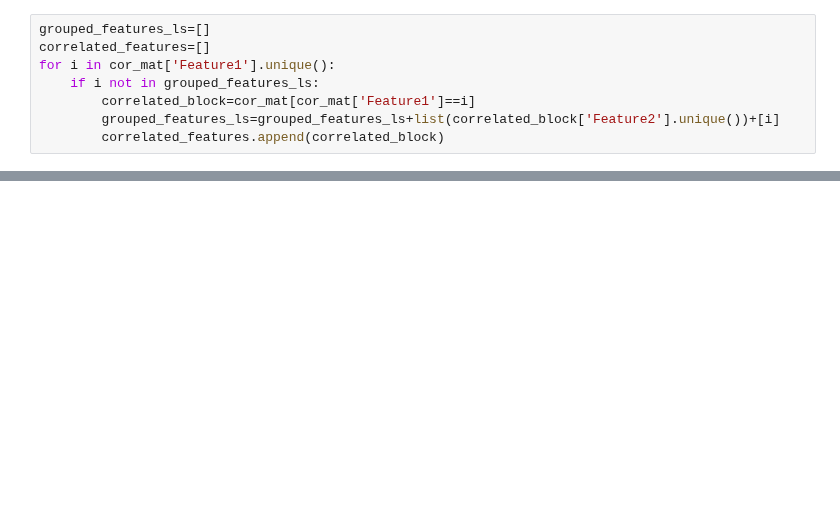
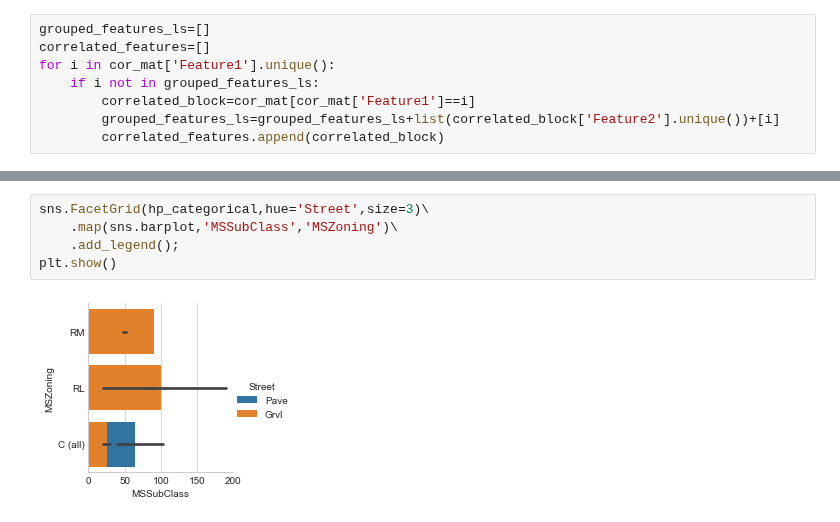
Before and after one commit to nov012017/Code, a Jupyter notebook: Projects/HousePricePrediction.ipynb, the cells around one changed output, grey strips where cells are left out. Drawn from its saved outputs; the diff is of its cells as text; blank space fills up the shorter version.

```diff
--- a/Projects/HousePricePrediction.ipynb
+++ b/Projects/HousePricePrediction.ipynb
@@ -211,0 +252,7 @@ hp_categorical.groupby(['gender']).count()
+# %%
+sns.FacetGrid(hp_categorical,hue='Street',size=3)\
+    .map(sns.barplot,'MSSubClass','MSZoning')\
+    .add_legend();
+plt.show()
+# %% [output]
+[figure, added]
```
Also changed, not shown: parts of 15 cells of this notebook.
